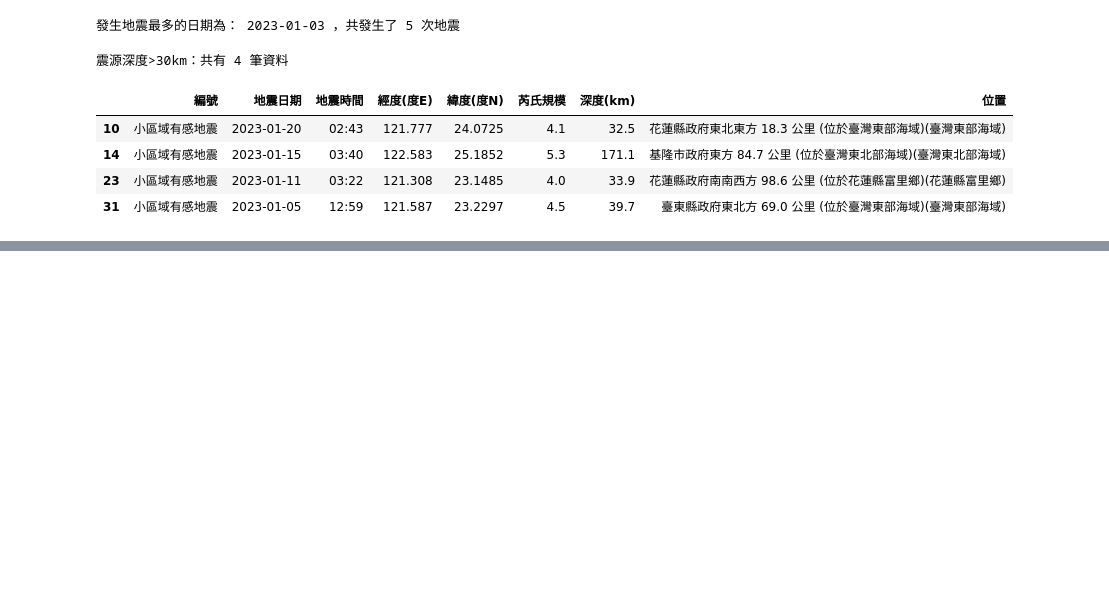
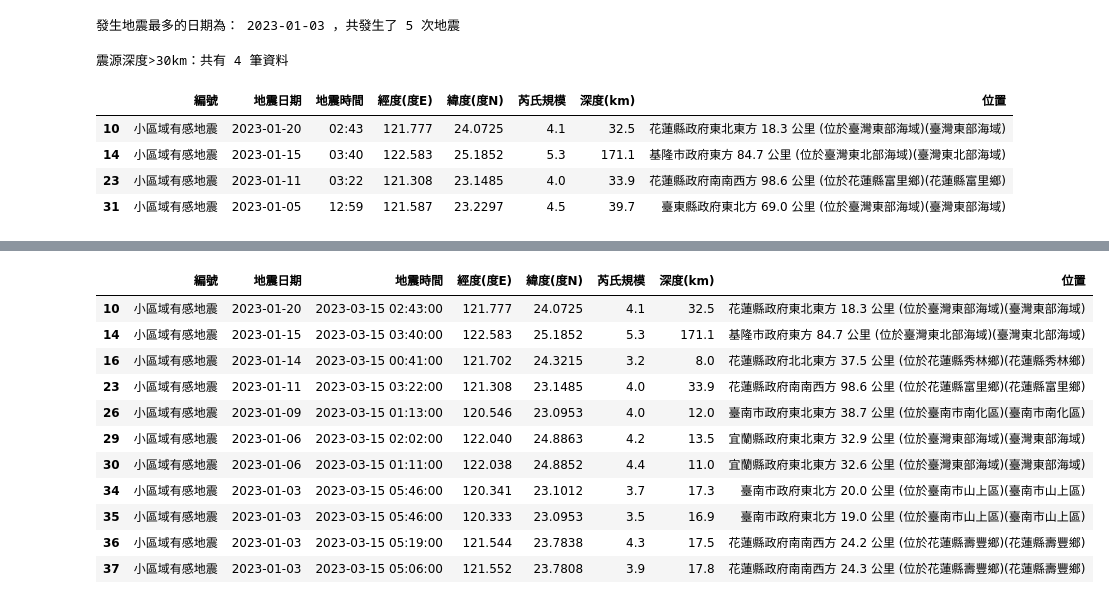
Before and after one commit to kuyuyu/PL, a Jupyter notebook: HW1/HW1.ipynb, the cells around one changed output, grey strips where cells are left out. Drawn from its saved outputs; the diff is of its cells as text; code cells hidden in the pictures; blank space fills up the shorter version.

```diff
--- a/HW1/HW1.ipynb
+++ b/HW1/HW1.ipynb
@@ -85,0 +104,21 @@ eq_depth
+# %%
+#第五題
+#列出發生於凌晨零點至早上六點的所有地震
+
+eq['地震時間'] = pd.to_datetime(eq['地震時間'])
+#dt.hour是日期時間列的一個屬性，它提取日期時間值的小時部分
+eq_time0to6am = eq[(eq['地震時間'].dt.hour >= 0) & (eq['地震時間'].dt.hour < 6)]
+eq_time0to6am
+# %% [output]
+|  | 編號 | 地震日期 | 地震時間 | 經度(度E) | 緯度(度N) | 芮氏規模 | 深度(km) | 位置 |
+| 10 | 小區域有感地震 | 2023-01-20 | 2023-03-15 02:43:00 | 121.777 | 24.0725 | 4.1 | 32.5 | 花蓮縣政府東北東方 18.3 公里 (位於臺灣東部海域)(臺灣東部海域) |
+| 14 | 小區域有感地震 | 2023-01-15 | 2023-03-15 03:40:00 | 122.583 | 25.1852 | 5.3 | 171.1 | 基隆市政府東方 84.7 公里 (位於臺灣東北部海域)(臺灣東北部海域) |
+| 16 | 小區域有感地震 | 2023-01-14 | 2023-03-15 00:41:00 | 121.702 | 24.3215 | 3.2 | 8.0 | 花蓮縣政府北北東方 37.5 公里 (位於花蓮縣秀林鄉)(花蓮縣秀林鄉) |
+| 23 | 小區域有感地震 | 2023-01-11 | 2023-03-15 03:22:00 | 121.308 | 23.1485 | 4.0 | 33.9 | 花蓮縣政府南南西方 98.6 公里 (位於花蓮縣富里鄉)(花蓮縣富里鄉) |
+| 26 | 小區域有感地震 | 2023-01-09 | 2023-03-15 01:13:00 | 120.546 | 23.0953 | 4.0 | 12.0 | 臺南市政府東北東方 38.7 公里 (位於臺南市南化區)(臺南市南化區) |
+| 29 | 小區域有感地震 | 2023-01-06 | 2023-03-15 02:02:00 | 122.040 | 24.8863 | 4.2 | 13.5 | 宜蘭縣政府東北東方 32.9 公里 (位於臺灣東部海域)(臺灣東部海域) |
+| 30 | 小區域有感地震 | 2023-01-06 | 2023-03-15 01:11:00 | 122.038 | 24.8852 | 4.4 | 11.0 | 宜蘭縣政府東北東方 32.6 公里 (位於臺灣東部海域)(臺灣東部海域) |
+| 34 | 小區域有感地震 | 2023-01-03 | 2023-03-15 05:46:00 | 120.341 | 23.1012 | 3.7 | 17.3 | 臺南市政府東北方 20.0 公里 (位於臺南市山上區)(臺南市山上區) |
+| 35 | 小區域有感地震 | 2023-01-03 | 2023-03-15 05:46:00 | 120.333 | 23.0953 | 3.5 | 16.9 | 臺南市政府東北方 19.0 公里 (位於臺南市山上區)(臺南市山上區) |
+| 36 | 小區域有感地震 | 2023-01-03 | 2023-03-15 05:19:00 | 121.544 | 23.7838 | 4.3 | 17.5 | 花蓮縣政府南南西方 24.2 公里 (位於花蓮縣壽豐鄉)(花蓮縣壽豐鄉) |
+| 37 | 小區域有感地震 | 2023-01-03 | 2023-03-15 05:06:00 | 121.552 | 23.7808 | 3.9 | 17.8 | 花蓮縣政府南南西方 24.3 公里 (位於花蓮縣壽豐鄉)(花蓮縣壽豐鄉) |
```
Also changed, not shown: parts of 6 cells of this notebook.
